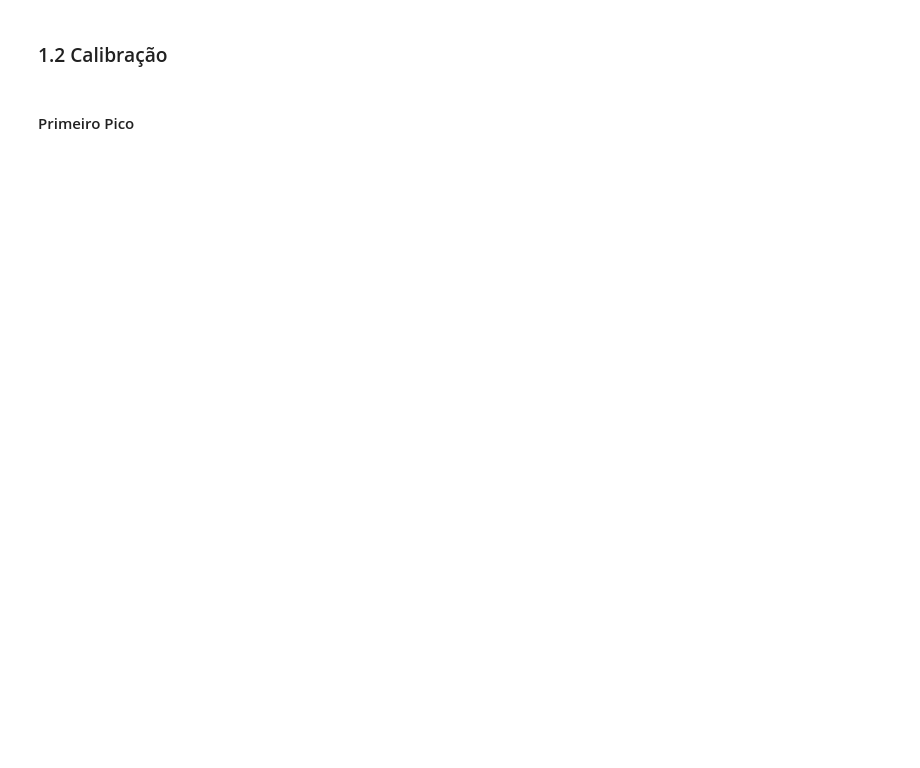
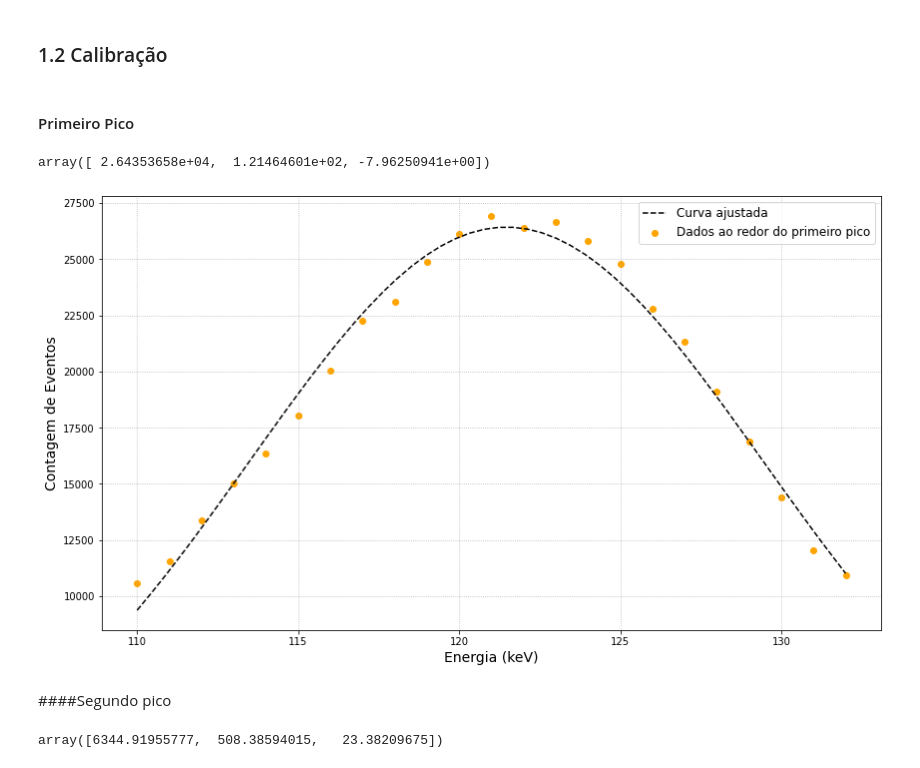
Before and after one commit to goulartsursula/DisciplinasUERJ, a Jupyter notebook: Estrutura da Materia 3/EspectroscopiaGama.ipynb, the cells around one changed output. Saved outputs shown, nothing was run; the diff lists cells and outputs as text; code cells hidden in the pictures; blank space fills up the shorter version.

```diff
--- a/Estrutura da Materia 3/EspectroscopiaGama.ipynb
+++ b/Estrutura da Materia 3/EspectroscopiaGama.ipynb
@@ -285,12 +287,31 @@ plt.grid(linestyle='dotted')
 # %% [markdown]
 #### Primeiro Pico
 # %%
-def Gauss1Na22(x, A, mean, sigma): #Gaussiana para o primeiro pico
+def Gauss1Ba133(x, A, mean, sigma): #Gaussiana para o primeiro pico
     return A * np.exp(-0.5 * np.square((x - mean) / sigma))
 
-sigma = np.sqrt(ydata1Na22)
-p0 = (1000, 720, 85) #Condições iniciais: valor máximo de y, estimativa da média, xmax - xmin
+sigma = np.sqrt(ydata1Ba133)
+p0 = (1000, 121, 25) #Condições iniciais: valor máximo de y, estimativa da média, xmax - xmin
 
-popt1Na22, pcov1Na22 = curve_fit(Gauss1Na22, xdata1Na22, ydata1Na22, sigma=sigma, p0=p0) #print A, mean, sigma
+popt1Ba133, pcov1Ba133 = curve_fit(Gauss1Ba133, xdata1Ba133, ydata1Ba133, sigma=sigma, p0=p0) #print A, mean, sigma
 
-error1Na22 = [np.sqrt(pcov1Na22[i, i]) for i in np.arange(3)] #Diagonal principal da matriz
+error1Ba133 = [np.sqrt(pcov1Ba133[i, i]) for i in np.arange(3)] #Diagonal principal da matriz
+# %%
+popt1Ba133
+# %% [output]
+array([ 2.64353658e+04,  1.21464601e+02, -7.96250941e+00])
+# %%
+fig = plt.subplots(figsize=(14,8))
+
+x_ba1 = np.linspace(110, 132)
+plt.plot(x_ba1, Gauss1Ba133(x_ba1, *popt1Ba133), linestyle='--', c='black', label='Curva ajustada')
+plt.scatter(xdata1Ba133, ydata1Ba133, c='orange', label='Dados ao redor do primeiro pico')
+plt.xlabel('Energia (keV)', fontsize='14')
+plt.ylabel('Contagem de Eventos', fontsize='14')
+plt.legend(fontsize='12')
+plt.savefig('Peak1Fit_Ba133.png', transparent = True)
+plt.grid(linestyle='dotted')
+# %% [output]
+[figure, added]
+# %% [markdown]
+####Segundo pico
@@ -296,0 +328,4 @@ error1Na22 = [np.sqrt(pcov1Na22[i, i]) for i in np.arange(3)] #Diagonal principa
+# %%
+popt2Ba133
+# %% [output]
+array([6344.91955777,  508.38594015,   23.38209675])
```
Also changed, not shown: parts of 7 cells of this notebook.
